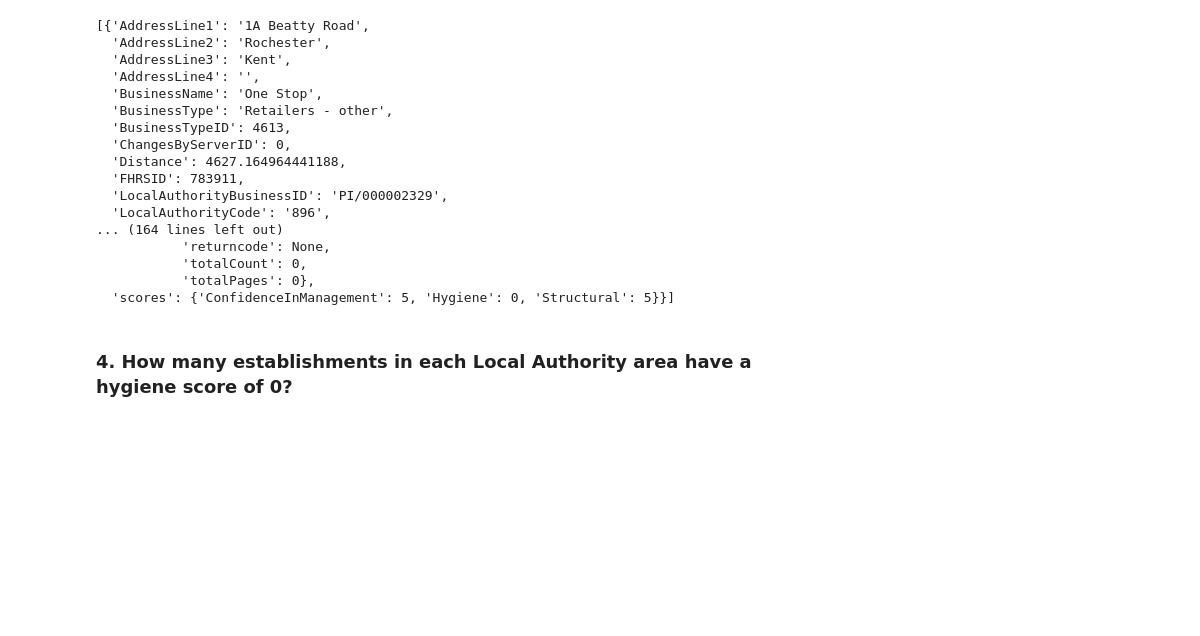
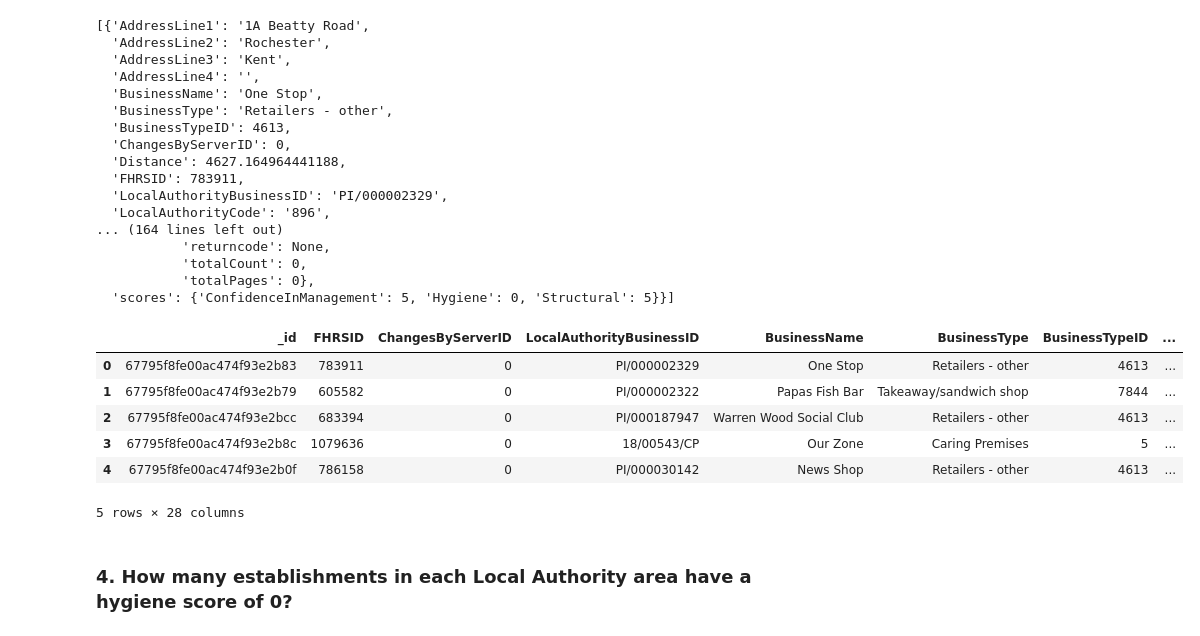
Before and after one commit to AliceGwyn/nosql-challenge, a Jupyter notebook: NoSQL_analysis_working.ipynb, the cells around one changed output. Cells and saved outputs as stored; diff of their text form; code cells hidden in the pictures; blank space fills up the shorter version.

```diff
--- a/NoSQL_analysis_working.ipynb
+++ b/NoSQL_analysis_working.ipynb
@@ -173,6 +169,15 @@ pprint(results)
 # %%
 # Convert result to Pandas DataFrame
 local_df = pd.DataFrame(results)
+local_df
+# %% [output]
+|  | _id | FHRSID | ChangesByServerID | LocalAuthorityBusinessID | BusinessName | BusinessType | BusinessTypeID | ... |
+| 0 | 67795f8fe00ac474f93e2b83 | 783911 | 0 | PI/000002329 | One Stop | Retailers - other | 4613 | ... |
+| 1 | 67795f8fe00ac474f93e2b79 | 605582 | 0 | PI/000002322 | Papas Fish Bar | Takeaway/sandwich shop | 7844 | ... |
+| 2 | 67795f8fe00ac474f93e2bcc | 683394 | 0 | PI/000187947 | Warren Wood Social Club | Retailers - other | 4613 | ... |
+| 3 | 67795f8fe00ac474f93e2b8c | 1079636 | 0 | 18/00543/CP | Our Zone | Caring Premises | 5 | ... |
+| 4 | 67795f8fe00ac474f93e2b0f | 786158 | 0 | PI/000030142 | News Shop | Retailers - other | 4613 | ... |
+5 rows × 28 columns
 # %% [markdown]
 ### 4. How many establishments in each Local Authority area have a hygiene score of 0?
 # %%
```
Also changed, not shown: parts of 1 cell of this notebook, 2 other files.
